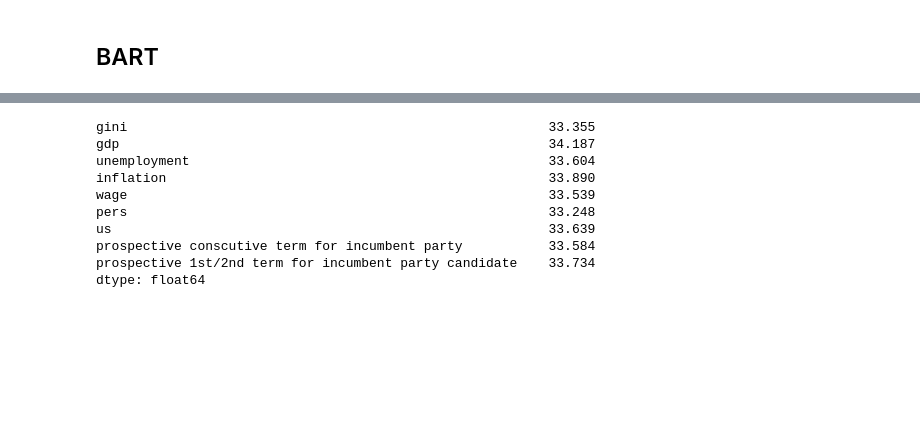
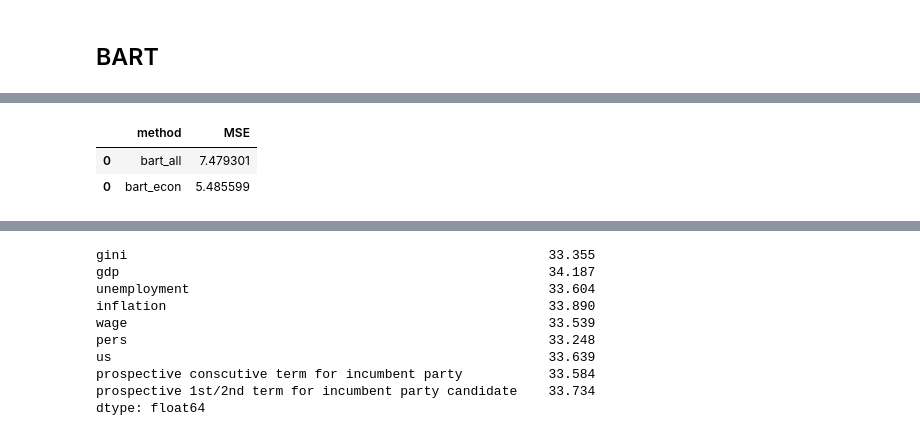
Before and after one commit to carlemilgrumnymann/data_science, a Jupyter notebook: minimum analysis_v2.ipynb, the cells around one changed output, grey strips where cells are left out. Saved outputs shown, nothing was run; the diff lists cells and outputs as text; code cells hidden in the pictures; blank space fills up the shorter version.

```diff
--- a/minimum analysis_v2.ipynb
+++ b/minimum analysis_v2.ipynb
@@ -1352,0 +1030,6 @@ year
+# %%
+bart_df
+# %% [output]
+|  | method | MSE |
+| 0 | bart_all | 7.479301 |
+| 0 | bart_econ | 5.485599 |
```
Also changed, not shown: parts of 32 cells of this notebook, 5 other files.
